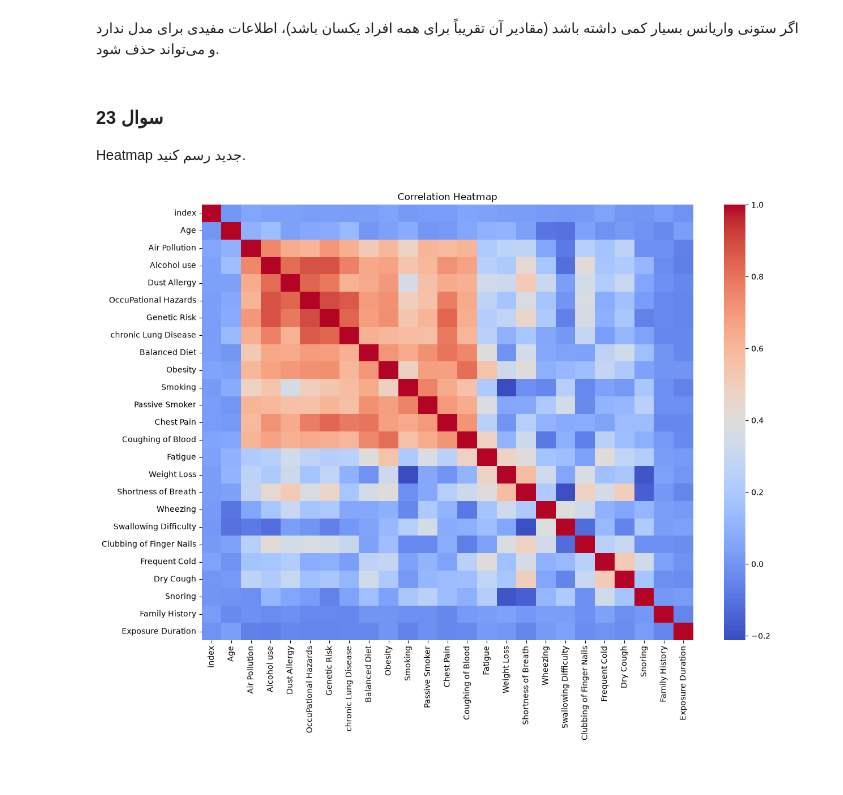
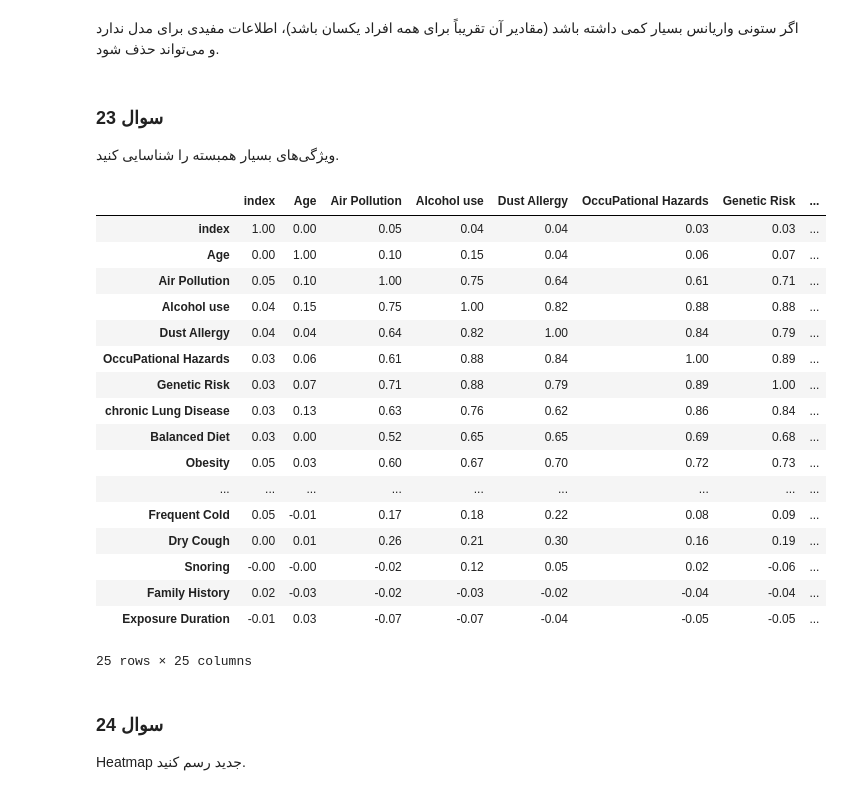
Before and after one commit to Atenanorozi/cancer, a Jupyter notebook: Data Preparation.ipynb, the cells around one changed output. Cells and saved outputs as stored; diff of their text form; code cells hidden in the pictures.

```diff
--- a/Data Preparation.ipynb
+++ b/Data Preparation.ipynb
@@ -575,14 +575,35 @@ index                       83416.666667
 dtype: float64
 # %% [markdown]
 اگر ستونی واریانس بسیار کمی داشته باشد (مقادیر آن تقریباً برای همه افراد یکسان باشد)، اطلاعات مفیدی برای مدل ندارد و می‌تواند حذف شود.
-# %% [markdown]
-### سوال 23
-
-Heatmap جدید رسم کنید.
-# %%
-plt.figure(figsize=(14,10))
-sns.heatmap(numeric_df.corr(), cmap="coolwarm")
-plt.title("Correlation Heatmap")
-plt.show()
-# %% [output]
-[figure, removed]
+# %% [markdown]
+### سوال 23
+
+
+ویژگی‌های بسیار همبسته را شناسایی کنید.
+# %%
+corr = numeric_df.corr()
+
+corr.round(2)
+# %% [output]
+|  | index | Age | Air Pollution | Alcohol use | Dust Allergy | OccuPational Hazards | Genetic Risk | ... |
+| index | 1.00 | 0.00 | 0.05 | 0.04 | 0.04 | 0.03 | 0.03 | ... |
+| Age | 0.00 | 1.00 | 0.10 | 0.15 | 0.04 | 0.06 | 0.07 | ... |
+| Air Pollution | 0.05 | 0.10 | 1.00 | 0.75 | 0.64 | 0.61 | 0.71 | ... |
+| Alcohol use | 0.04 | 0.15 | 0.75 | 1.00 | 0.82 | 0.88 | 0.88 | ... |
+| Dust Allergy | 0.04 | 0.04 | 0.64 | 0.82 | 1.00 | 0.84 | 0.79 | ... |
+| OccuPational Hazards | 0.03 | 0.06 | 0.61 | 0.88 | 0.84 | 1.00 | 0.89 | ... |
+| Genetic Risk | 0.03 | 0.07 | 0.71 | 0.88 | 0.79 | 0.89 | 1.00 | ... |
+| chronic Lung Disease | 0.03 | 0.13 | 0.63 | 0.76 | 0.62 | 0.86 | 0.84 | ... |
+| Balanced Diet | 0.03 | 0.00 | 0.52 | 0.65 | 0.65 | 0.69 | 0.68 | ... |
+| Obesity | 0.05 | 0.03 | 0.60 | 0.67 | 0.70 | 0.72 | 0.73 | ... |
+| ... | ... | ... | ... | ... | ... | ... | ... | ... |
+| Frequent Cold | 0.05 | -0.01 | 0.17 | 0.18 | 0.22 | 0.08 | 0.09 | ... |
+| Dry Cough | 0.00 | 0.01 | 0.26 | 0.21 | 0.30 | 0.16 | 0.19 | ... |
+| Snoring | -0.00 | -0.00 | -0.02 | 0.12 | 0.05 | 0.02 | -0.06 | ... |
+| Family History | 0.02 | -0.03 | -0.02 | -0.03 | -0.02 | -0.04 | -0.04 | ... |
+| Exposure Duration | -0.01 | 0.03 | -0.07 | -0.07 | -0.04 | -0.05 | -0.05 | ... |
+25 rows × 25 columns
+# %% [markdown]
+### سوال 24
+
+Heatmap جدید رسم کنید.
```
Also changed, not shown: parts of 46 cells of this notebook, 1 other file.
